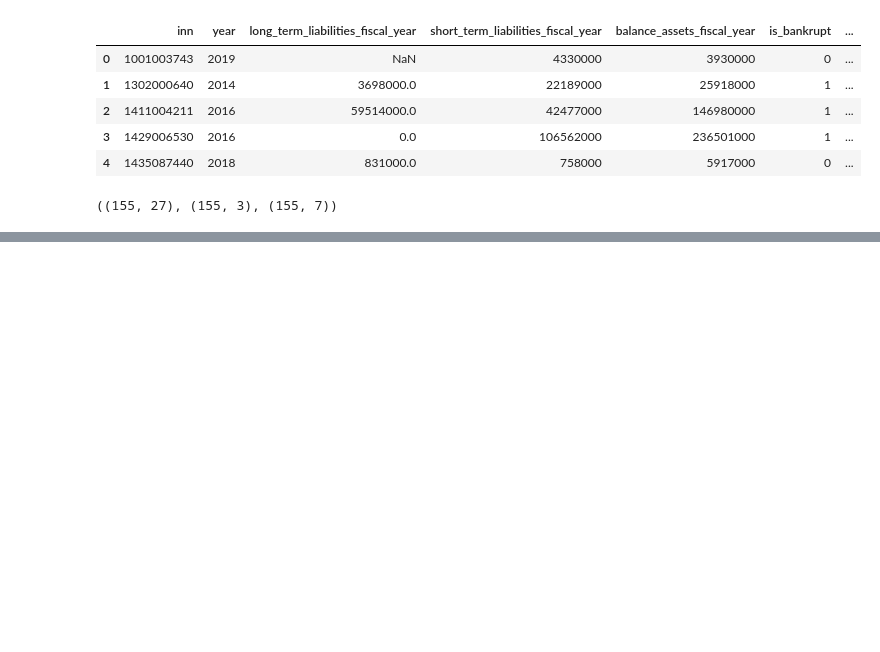
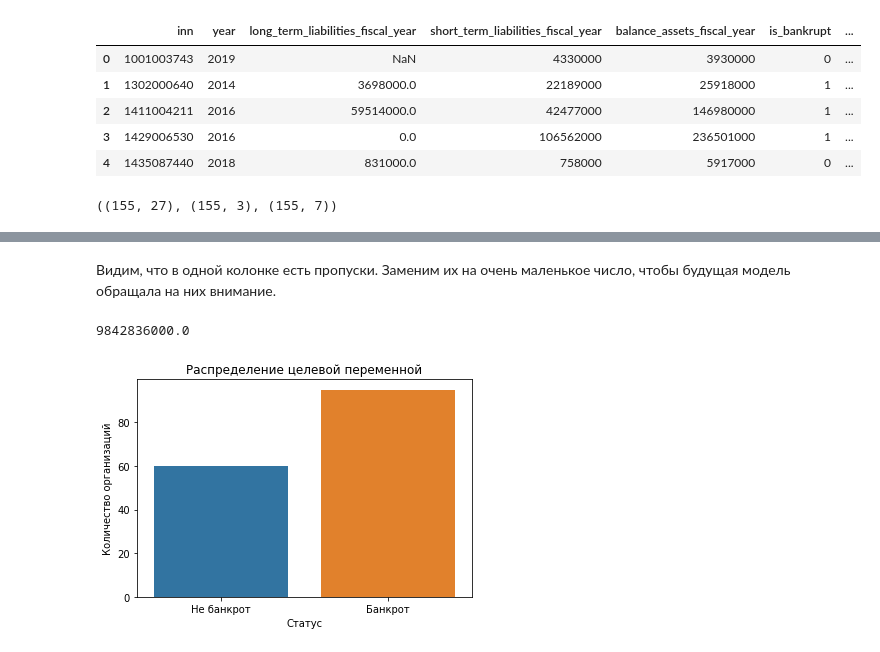
Before and after one commit to nidemidovich/bankruptcy_prediction, a Jupyter notebook: notebook.ipynb, the cells around one changed output, grey strips where cells are left out. Cells and saved outputs as stored; diff of their text form; code cells hidden in the pictures; blank space fills up the shorter version.

```diff
--- a/notebook.ipynb
+++ b/notebook.ipynb
@@ -348,3 +371,6 @@ df = df[df['inn'].isin(merged_accounts['inn'])]
 result_df_by_cases.shape, df.shape, merged_accounts.shape
 # %% [output]
 ((155, 27), (155, 3), (155, 7))
+# %%
+cols = ['inn', 'long_term_liabilities_fiscal_year', 'short_term_liabilities_fiscal_year', 'balance_assets_fiscal_year']
+merged_accounts = merged_accounts[cols]
@@ -350,0 +388,4 @@ result_df_by_cases.shape, df.shape, merged_accounts.shape
+# %%
+df = df.merge(result_df_by_cases, on='inn').merge(merged_accounts, on='inn')
+# %%
+df.drop('bancrupt_year', axis=1, inplace=True)
@@ -350,0 +422,18 @@ result_df_by_cases.shape, df.shape, merged_accounts.shape
+# %% [markdown]
+Видим, что в одной колонке есть пропуски. Заменим их на очень маленькое число, чтобы будущая модель обращала на них внимание.
+# %%
+df['long_term_liabilities_fiscal_year'].max()
+# %% [output]
+9842836000.0
+# %%
+df['long_term_liabilities_fiscal_year'].fillna(-9999999999, inplace=True)
+# %%
+plt.figure()
+g = sns.countplot(data=df, x='is_bankrupt')
+plt.title('Распределение целевой переменной')
+plt.xlabel('Статус')
+plt.ylabel('Количество организаций')
+g.set_xticklabels(['Не банкрот', 'Банкрот'])
+plt.show()
+# %% [output]
+[figure, added]
```
Also changed, not shown: parts of 29 cells of this notebook.
